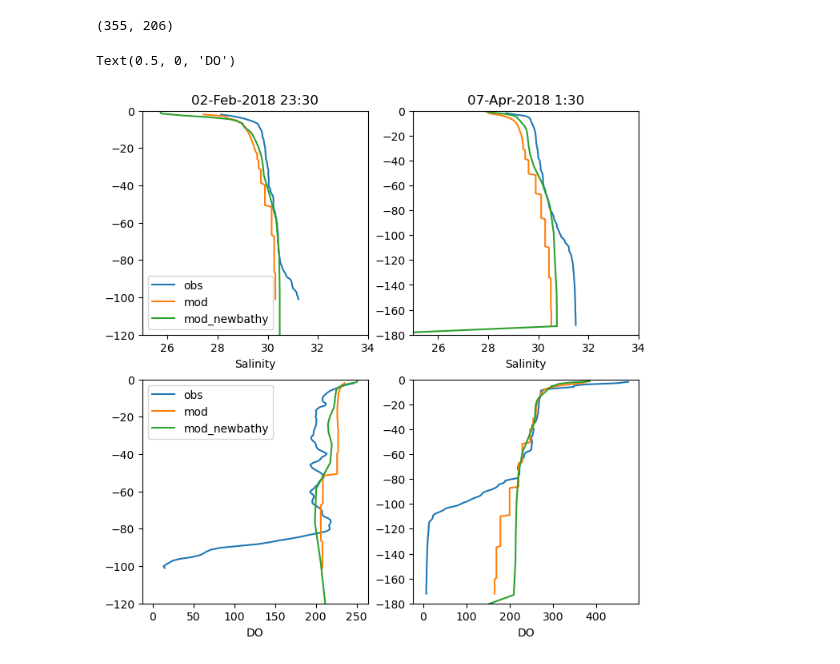
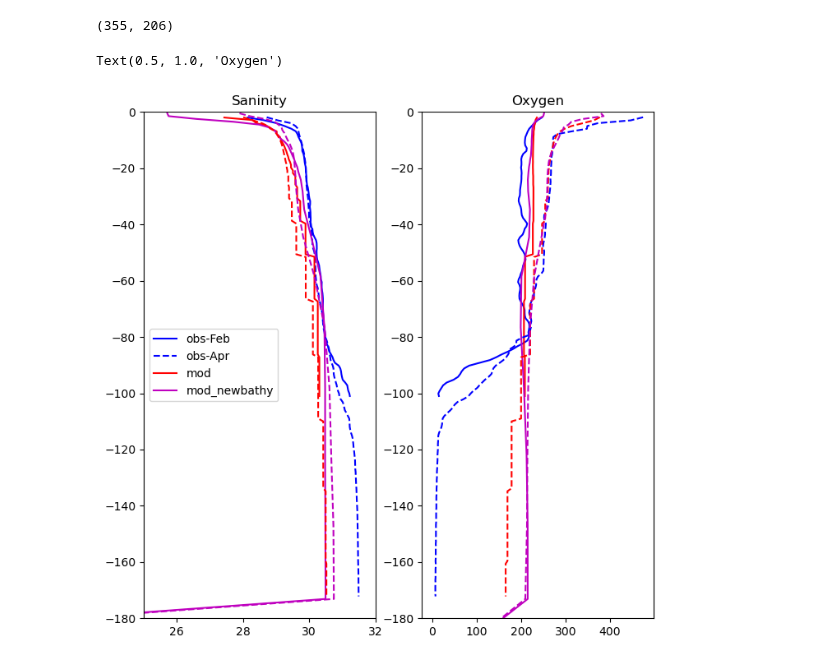
Before and after one commit to SalishSeaCast/analysis-abdoul, a Jupyter notebook: notebooks/bathy/test_results_withNewbathy.ipynb, the cells around one changed output. Cells and saved outputs as stored; diff of their text form; code cells hidden in the pictures.

```diff
--- a/notebooks/bathy/test_results_withNewbathy.ipynb
+++ b/notebooks/bathy/test_results_withNewbathy.ipynb
@@ -59,37 +59,30 @@ df_chemApr = xr.open_dataset('/data/atall/MEOPAR/SalishSeaCast/results/01apr18/S
 oxy_Apr = df_chemApr.dissolved_oxygen.sel(time_counter='2018-04-07 1:30:00', y=355, x=206)
 sal_Apr = df_gridApr.vosaline.sel(time_counter='2018-04-07 1:30:00', y=355, x=206)
 # %%
-fig, ax = plt.subplots(2, 2, figsize = (8, 8))
+fig, ax = plt.subplots(1, 2, figsize = (8, 8))
 
-ax[0,0].plot(df_obsFeb.SA,-df_obsFeb.Z,label='obs')
-ax[0,0].plot(df_obsFeb.mod_vosaline,-df_obsFeb.Z,label='mod')
-ax[0,0].plot(sal_Feb,-sal_Feb.deptht,label='mod_newbathy')
-ax[0,0].set_ylim([-120, 0])
-ax[0,0].set_xlim([25, 34])
-ax[0,0].legend()
-ax[0,0].set_title('02-Feb-2018 23:30')
-ax[0,0].set_xlabel('Salinity')
+ax[0].plot(df_obsFeb.SA,-df_obsFeb.Z,'b',label='obs-Feb')
+ax[0].plot(df_obsApr.SA,-df_obsApr.Z,'b--',label='obs-Apr')
+ax[0].plot(df_obsFeb.mod_vosaline,-df_obsFeb.Z,'r',label='mod')
+ax[0].plot(sal_Feb,-sal_Feb.deptht,'m',label='mod_newbathy')
+ax[0].set_title('Saninity')
 
-ax[0,1].plot(df_obsApr.SA,-df_obsApr.Z,label='obs')
-ax[0,1].plot(df_obsApr.mod_vosaline,-df_obsApr.Z,label='mod')
-ax[0,1].plot(sal_Apr,-sal_Apr.deptht,label='mod_newbathy')
-ax[0,1].set_ylim([-180, 0])
-ax[0,1].set_xlim([25, 34])
-ax[0,1].set_title('07-Apr-2018 1:30')
-ax[0,1].set_xlabel('Salinity')
+ax[0].plot(df_obsApr.mod_vosaline,-df_obsApr.Z,'r--')
+ax[0].plot(sal_Apr,-sal_Apr.deptht,'m--')
+ax[0].set_ylim([-180, 0])
+ax[0].set_xlim([25, 32])
+ax[0].legend()
 
-ax[1,0].plot(df_obsFeb.Oxygen_Dissolved,-df_obsFeb.Z,label='obs')
-ax[1,0].plot(df_obsFeb.mod_dissolved_oxygen,-df_obsFeb.Z,label='mod')
-ax[1,0].plot(oxy_Feb,-oxy_Feb.deptht,label='mod_newbathy')
-ax[1,0].set_ylim([-120, 0])
-ax[1,0].legend()
-ax[1,0].set_xlabel('DO')
 
-ax[1,1].plot(df_obsApr.Oxygen_Dissolved,-df_obsApr.Z,label='obs')
-ax[1,1].plot(df_obsApr.mod_dissolved_oxygen,-df_obsApr.Z,label='mod')
-ax[1,1].plot(oxy_Apr,-oxy_Apr.deptht,label='mod_newbathy')
-ax[1,1].set_ylim([-180, 0])
-ax[1,1].set_xlabel('DO')
+ax[1].plot(df_obsFeb.Oxygen_Dissolved,-df_obsFeb.Z,'b',label='obs')
+ax[1].plot(df_obsFeb.mod_dissolved_oxygen,-df_obsFeb.Z,'r',label='mod')
+ax[1].plot(oxy_Feb,-oxy_Feb.deptht,'m',label='mod_newbathy')
+
+ax[1].plot(df_obsApr.Oxygen_Dissolved,-df_obsApr.Z,'b--',label='obs')
+ax[1].plot(df_obsApr.mod_dissolved_oxygen,-df_obsApr.Z,'r--',label='mod')
+ax[1].plot(oxy_Apr,-oxy_Apr.deptht,'m--',label='mod_newbathy')
+ax[1].set_ylim([-180, 0])
+ax[1].set_title('Oxygen')
 # %% [output]
-Text(0.5, 0, 'DO')
+Text(0.5, 1.0, 'Oxygen')
-[figure, old version]
+[figure, new version]
```
